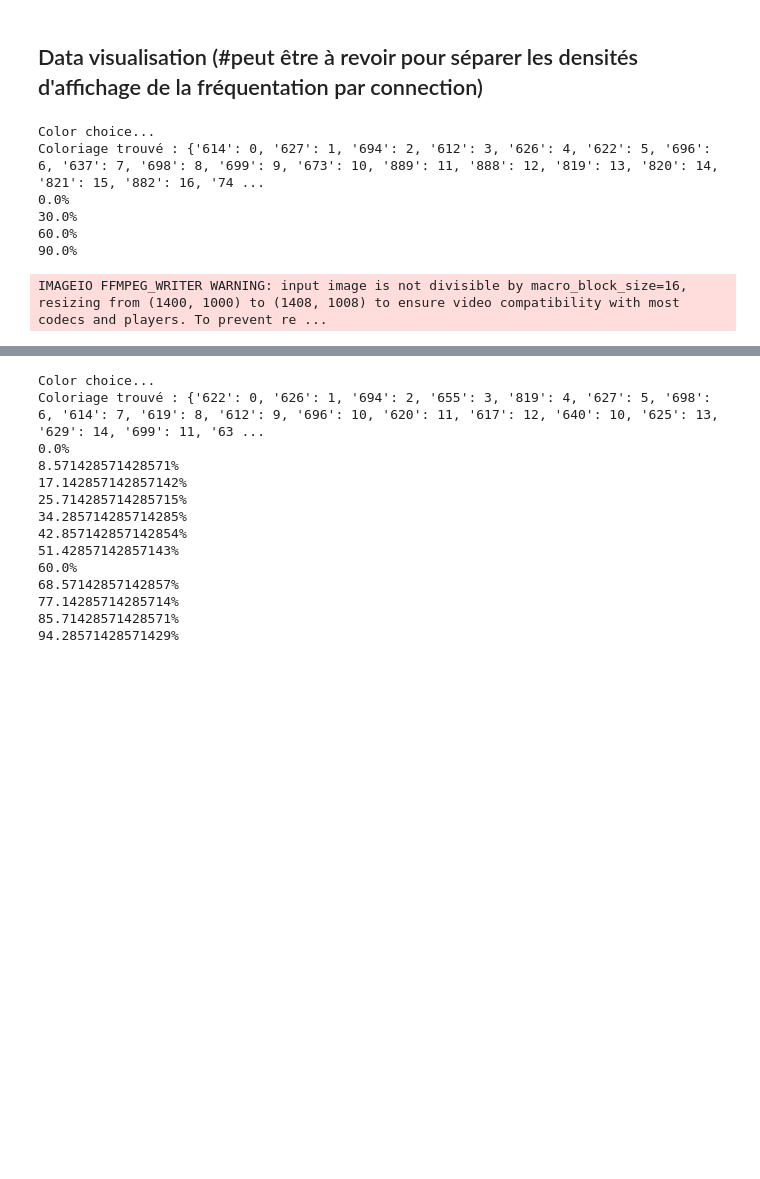
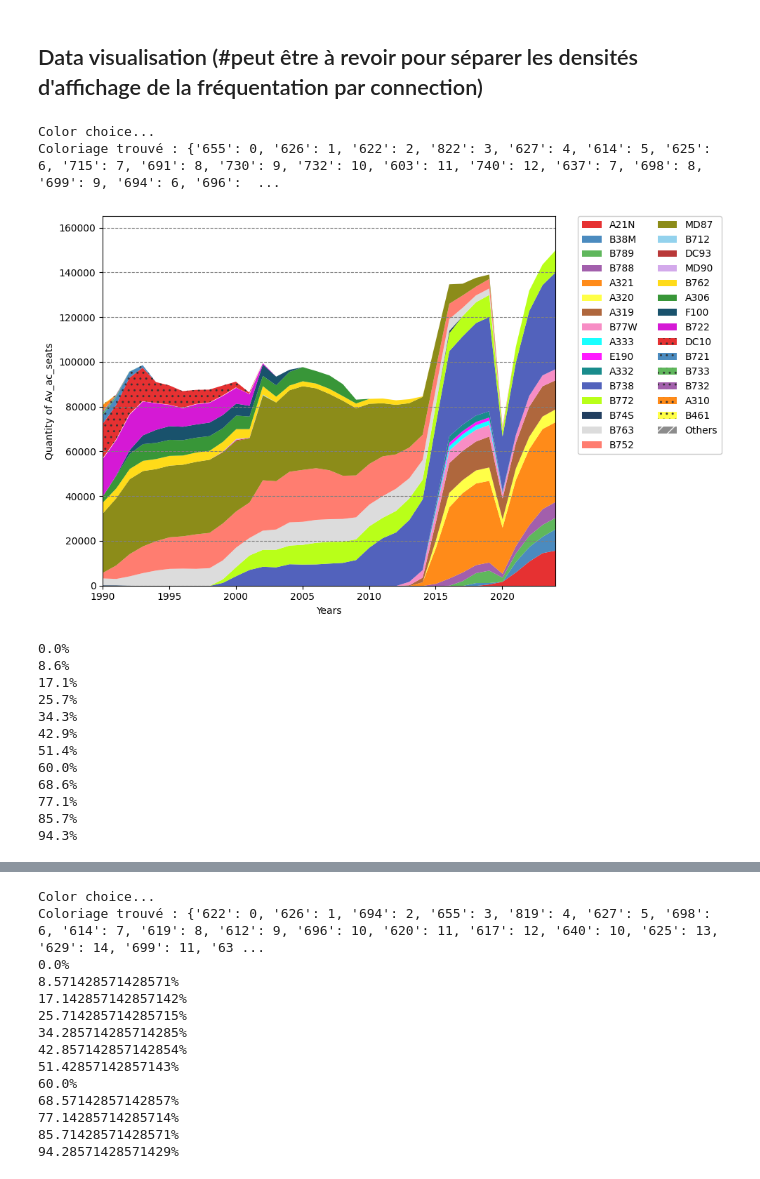
Before and after one commit to PacoViry/Thesis_models, a Jupyter notebook: main.ipynb, the cells around one changed output, grey strips where cells are left out. Drawn from its saved outputs; the diff is of its cells as text; code cells hidden in the pictures; blank space fills up the shorter version.

```diff
--- a/main.ipynb
+++ b/main.ipynb
@@ -246,7 +244,7 @@ R-squared: 0.03828387645108433
 #### BTS
 # %%
 y_min = 1990 #1990 , normalement
-y_max = 2019 #pour le modèle entraîné
+y_max = 2024 #pour le modèle entraîné
 
 bts_ICAO_names = pd.read_csv('D:\p.viry\Documents\Travail_recherche\Travail de Tobias\Technical Data Aircrafts//aircraft_codes_icao_joined.csv', sep = ';')
 print('If one wishes to merge bts and ec, then it requires, ec formalism (less strict), and identifying the type with the ICAO_Code, not Description')
@@ -263,7 +261,7 @@ for y in range(y_min+1, y_max+1):
 traff_1.rename(columns = {'ORIGIN_AIRPORT_ID' : 'ADEP','DEST_AIRPORT_ID': 'ADES', 'YEAR':'Period', 'DEPARTURES_PERFORMED': 'N_flights','DISTANCE':'Distance',
                           'AIRCRAFT_TYPE': 'Aircraft Type', 'UNIQUE_CARRIER' : 'Aircraft Operator','UNIQUE_CARRIER_NAME':'Aircraft Operator Name', 'SEATS': 'Seats'}, inplace = True)
 traff_1['Aircraft Type'] = traff_1['Aircraft Type'].astype(str)
-# bts_ICAO_names = bts_ICAO_names.drop(columns=['Aircraft Type Name']).rename(columns ={'ICAO_Code':'Aircraft Type Name'}) #ligne pour l'analyse directe ICAO
+bts_ICAO_names = bts_ICAO_names.drop(columns=['Aircraft Type Name']).rename(columns ={'ICAO_Code':'Aircraft Type Name'}) #ligne pour l'analyse directe ICAO
 traff_1 = pd.merge(traff_1, bts_ICAO_names[['Aircraft Type', 'Aircraft Type Name']], on = ['Aircraft Type'])
 # %% [output]
 If one wishes to merge bts and ec, then it requires, ec formalism (less strict), and identifying the type with the ICAO_Code, not Description
@@ -341,7 +340,7 @@ traff_1.loc[traff_1['ADEP'].isin(us_id), 'Weight']+=0.5
 traff_1 = assignment_analysis.agg_ind_1(traff_1)
 traff_1 = assignment_analysis.agg_ind_s(traff_1, observation ='ASK')
 productivity_modelling.activity_assignment(traff_1, 'EC_preCOVID')
-traff_1 = assignment_analysis.agg_ind_s(traff_1, observation ='Av ac seats')
+traff_1 = assignment_analysis.agg_ind_s(traff_1, observation ='Av_ac_seats')
 traff_1 = assignment_analysis.agg_ind_s(traff_1, observation ='N_flights')
 traff_1['Aircraft Type'] = traff_1['Aircraft Type Name'] #synthèse des id ICAO
 print('ok')
@@ -473,14 +493,22 @@ assignment_analysis.assign_vis(traff_1[traff_1['Period'].isin([1990,1991])], [71
                                   market = 'Aircraft Type', observation = 'ASK', dist_limits = [1.5e2, 1.9e4],
                                   capac_limits = [2e3, 6e6], vmax = 0.5, period_duration = 1)
 # %%
-assignment_analysis.dynamic_market_vis(traff_1, [i for i in range(2015,2025)], video_name = 'history_US_market_new_est',reso = 400, smooth_param = 0.05,
-                                  market = 'Aircraft Type', observation = 'Av ac seats', dist_limits = [1.5e2, 1.9e4], period_ref = 2024,
-                                  capac_limits = [2e3, 6e6], n_market = 18, format_v='video', weight = True)
+assignment_analysis.dynamic_market_vis(traff_1[traff_1['Aircraft Operator Name']=='American Airlines Inc.'], [i for i in range(1990,2025)], video_name = 'history_AA_av_ac_seats',reso = 400, smooth_param = 0.04,
+                                  market = 'Aircraft Type', observation = 'Av_ac_seats', dist_limits = [1.5e2, 1.9e4], period_ref = 2024,
+                                  capac_limits = [2e3, 6e6], n_market = 20, format_v='video', weight = False)
 # %% [output]
 Color choice...
-Coloriage trouvé : {'614': 0, '627': 1, '694': 2, '612': 3, '626': 4, '622': 5, '696': 6, '637': 7, '698': 8, '699': 9, '673': 10, '889': 11, '888': 12, '819': 13, '820': 14, '821': 15, '882': 16, '74 ...
-0.0%
-30.0%
-60.0%
-90.0%
+Coloriage trouvé : {'655': 0, '626': 1, '622': 2, '822': 3, '627': 4, '614': 5, '625': 6, '715': 7, '691': 8, '730': 9, '732': 10, '603': 11, '740': 12, '637': 7, '698': 8, '699': 9, '694': 6, '696':  ...
+[figure, added]
-IMAGEIO FFMPEG_WRITER WARNING: input image is not divisible by macro_block_size=16, resizing from (1400, 1000) to (1408, 1008) to ensure video compatibility with most codecs and players. To prevent re ...
+0.0%
+8.6%
+17.1%
+25.7%
+34.3%
+42.9%
+51.4%
+60.0%
+68.6%
+77.1%
+85.7%
+94.3%
```
Also changed, not shown: parts of 35 cells of this notebook, 5 other files.
